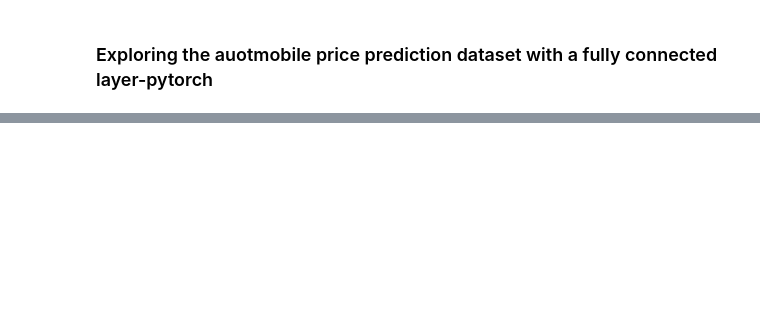
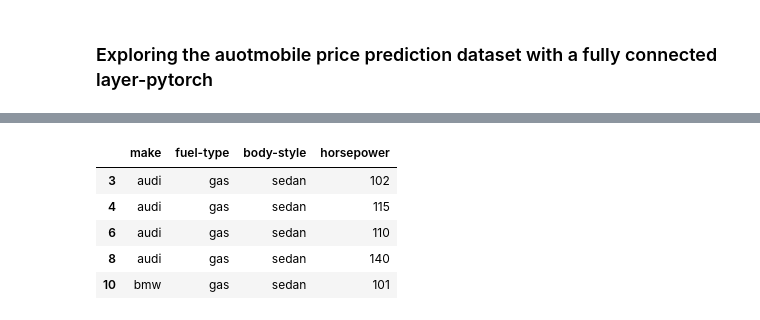
Before and after one commit to bisoisk/60daysOfCodeUdacityChallenge-S-P-AIChallenge, a Jupyter notebook: 60_days_of_code_udacity.ipynb, the cells around one changed output, grey strips where cells are left out. Drawn from its saved outputs; the diff is of its cells as text; code cells hidden in the pictures; blank space fills up the shorter version.

```diff
--- a/60_days_of_code_udacity.ipynb
+++ b/60_days_of_code_udacity.ipynb
@@ -1459,0 +1371,12 @@ automobile_data.describe()
+# %%
+col =['make','fuel-type','body-style','horsepower']
+
+automobile_features=automobile_data[col]
+automobile_features.head()
+# %% [output]
+|  | make | fuel-type | body-style | horsepower |
+| 3 | audi | gas | sedan | 102 |
+| 4 | audi | gas | sedan | 115 |
+| 6 | audi | gas | sedan | 110 |
+| 8 | audi | gas | sedan | 140 |
+| 10 | bmw | gas | sedan | 101 |
```
Also changed, not shown: parts of 139 cells of this notebook.
